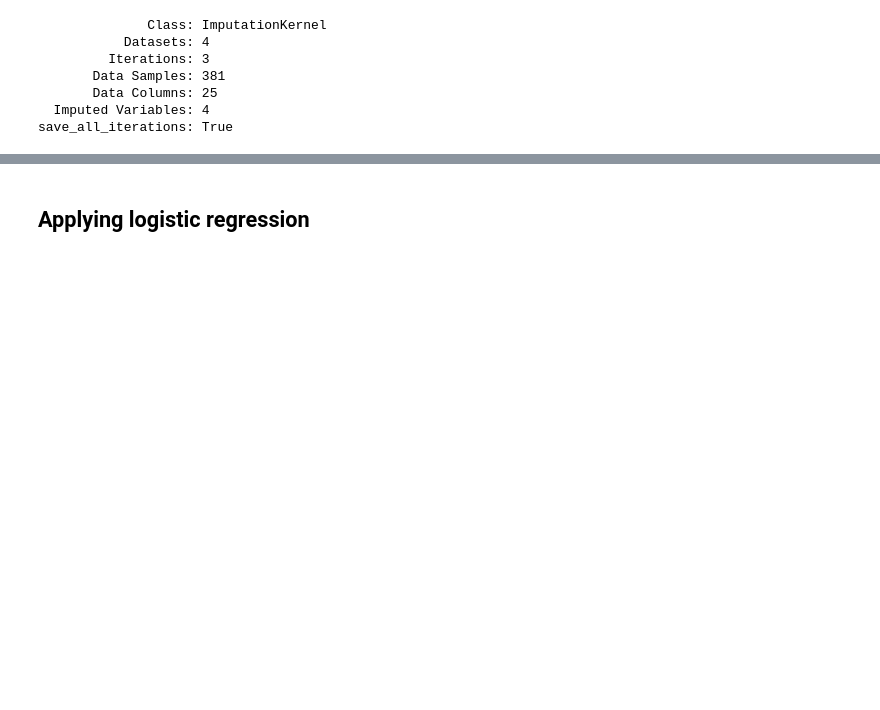
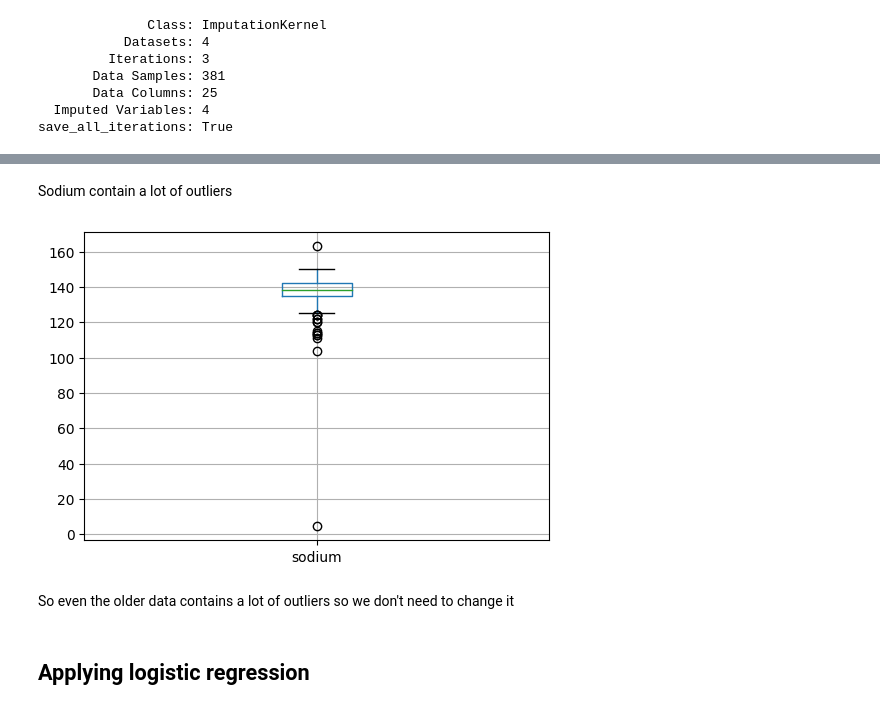
Before and after one commit to Ahmedfetni/checkpoints, a Jupyter notebook: final_ml_checkpoint/machine_learning.ipynb, the cells around one changed output, grey strips where cells are left out. Drawn from its saved outputs; the diff is of its cells as text; code cells hidden in the pictures; blank space fills up the shorter version.

```diff
--- a/final_ml_checkpoint/machine_learning.ipynb
+++ b/final_ml_checkpoint/machine_learning.ipynb
@@ -467,0 +468,10 @@ plot.show()
+# %% [markdown]
+Sodium contain a lot of outliers
+# %%
+# comparing with the original data set that contain missing values for sodium
+data.boxplot('sodium',figsize=(6,4))
+plot.show()
+# %% [output]
+[figure, added]
+# %% [markdown]
+So even the older data contains a lot of outliers so we don't need to change it
```
Also changed, not shown: parts of 37 cells of this notebook.
